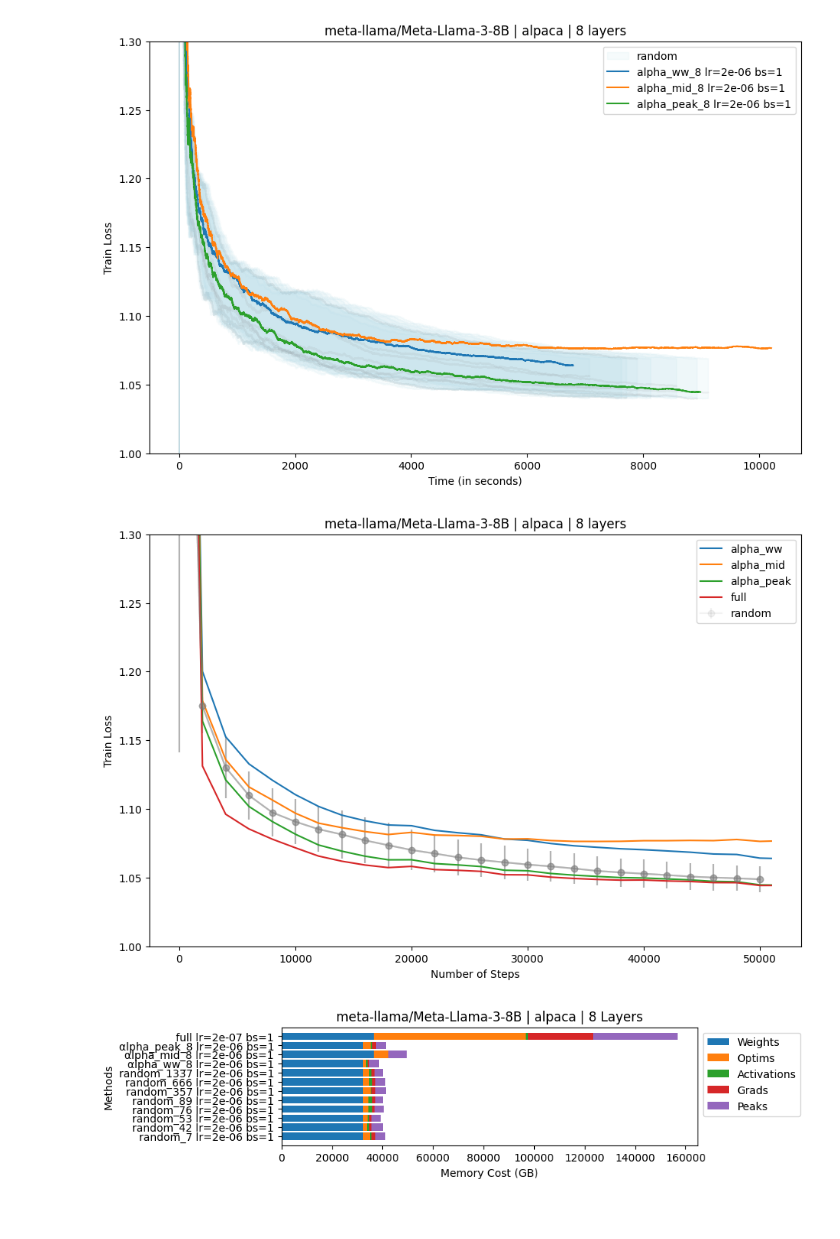
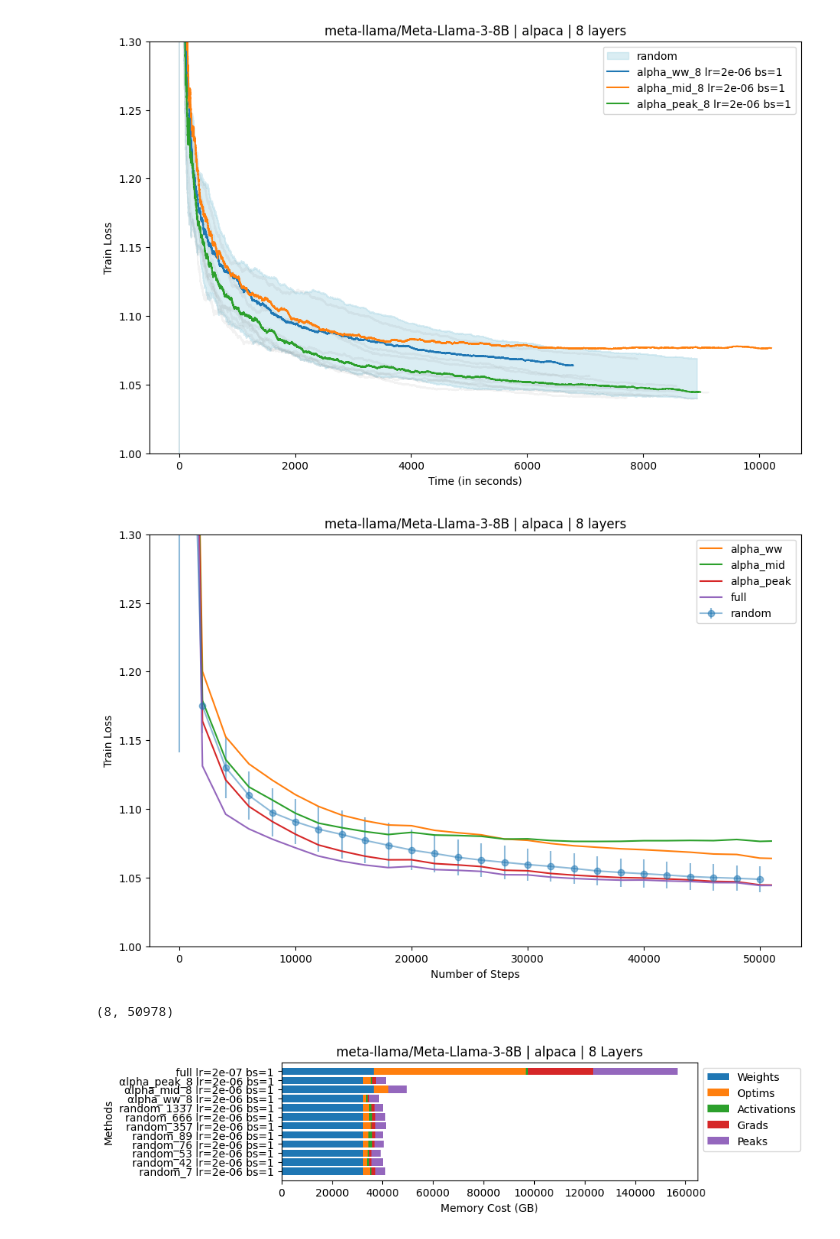
Before and after one commit to RpM-Kinshuk/SelectiveFT, a Jupyter notebook: Plots.ipynb, the cells around one changed output. Drawn from its saved outputs; the diff is of its cells as text; code cells hidden in the pictures.

```diff
--- a/Plots.ipynb
+++ b/Plots.ipynb
@@ -73,8 +73,9 @@ for key in dictionary.keys():
         global_max = np.maximum(global_max, train_loss)
 # %%
 random_alpha = 0.1
-band_alpha = 0.1
+band_alpha = 0.45
 random_label = 'random'
+flag = True
 plt.figure(figsize=(11, 7))
 for key in dictionary.keys():
     tag = key + f" lr={methods[key]['lr']} bs={methods[key]['bs']}"
@@ -83,21 +84,21 @@ for key in dictionary.keys():
         tag = key + f"_{methods[key]['layers']} lr={methods[key]['lr']} bs={methods[key]['bs']}"
     if 'random' in key:
         train_loss = dictionary[key]['train_loss'][0]
-        plt.plot(train_loss, alpha=random_alpha, color='gray', label=random_label)
-        plt.fill_between(range(len(train_loss)), global_min, global_max, alpha=band_alpha, color='lightblue', label='_nolegend_')
-        random_label = '_nolegend_'
+        plt.plot(train_loss, alpha=random_alpha, color='gray', label='_nolegend_')
+        if flag:
+            plt.fill_between(range(len(train_loss)), global_min, global_max, alpha=band_alpha, color='lightblue', label=random_label)
+            flag = False
     else:
         plt.plot(dictionary[key]['train_loss'][0], label=tag)
-
-    plt.xlabel("Number of Steps")
-    plt.ylabel("Train Loss")
+plt.xlabel("Number of Steps")
+plt.ylabel("Train Loss")
 plt.ylim(1, 1.3)
 # plt.xlim(0, 50)
 plt.legend()
 plt.title(f"{model} | {task} | {layers} layers")
 plt.show()
 
-random_label = 'random'
+flag = True
 plt.figure(figsize=(11, 7))
 for key in dictionary.keys():
     if 'full' in key:
@@ -108,8 +109,9 @@ for key in dictionary.keys():
     if 'random' in key:
         train_loss = dictionary[key]['train_loss'][0]
         plt.plot(dictionary[key]['time'][0], train_loss, alpha=random_alpha, color='gray', label='_nolegend_')
-        plt.fill_between(dictionary[key]['time'][0], global_min, global_max, alpha=band_alpha, color='lightblue', label=random_label)
-        random_label = '_nolegend_'
+        if flag:
+            plt.fill_between(dictionary[key]['time'][0], global_min, global_max, alpha=band_alpha, color='lightblue', label=random_label)
+            flag = False
     else:
         plt.plot(dictionary[key]['time'][0], dictionary[key]['train_loss'][0], label=tag)
     plt.xlabel("Time (in seconds)")
@@ -129,37 +131,45 @@ plt.show()
 sampling_interval = 2000  # Adjust as needed
 
 random_losses = [dictionary[key]['train_loss'][0] for key in dictionary.keys() if 'random' in key]
 random_mean = np.mean(random_losses, axis=0)
 random_std = np.std(random_losses, axis=0)
 random_label = 'random'
+flag = True
 # Plot the training loss with error bars representing mean plus/minus standard deviation for 'random'
 plt.figure(figsize=(11, 7))
 for key in dictionary.keys():
     tag = key + f" lr={methods[key]['lr']} bs={methods[key]['bs']}"
     tag = key
     if 'alora' in key or 'blora' in key:
         tag = key + f"_{methods[key]['layers']} lr={methods[key]['lr']} bs={methods[key]['bs']}"
     if 'random' in key:
-        train_loss = dictionary[key]['train_loss'][0]
-        plt.errorbar(range(0, len(train_loss), sampling_interval), random_mean[::sampling_interval], yerr=random_std[::sampling_interval], fmt='-o', alpha=random_alpha, color='gray', label=random_label)
-        random_label = '_nolegend_'
+        if flag:
+            train_loss = dictionary[key]['train_loss'][0]
+            plt.errorbar(range(0, len(train_loss), sampling_interval), random_mean[::sampling_interval], yerr=random_std[::sampling_interval], fmt='-o', alpha=0.5, label=random_label)
+            random_label = '_nolegend_'
+            flag = False
     else:
         train_loss = dictionary[key]['train_loss'][0]
         sampled_train_loss = train_loss[::sampling_interval]
         x_values = range(len(train_loss))[::sampling_interval]
         if len(train_loss) % sampling_interval != 0:
             sampled_train_loss = np.append(sampled_train_loss, train_loss[-1])  # Add the last value if the length is not divisible by the sampling interval
             x_values = np.append(x_values, len(train_loss) - 1)
         plt.plot(x_values, sampled_train_loss, label=tag)
 
 plt.xlabel("Number of Steps")
 plt.ylabel("Train Loss")
 plt.ylim(1, 1.3)
 plt.legend()
 plt.title(f"{model} | {task} | {layers} layers")
 plt.show()
 # %% [output]
-[figure, old version]
+[figure, new version]
+# %%
+#print random losses shape
+print(np.array(random_losses).shape)
+# %% [output]
+(8, 50978)
 # %%
 mem_dict = {
     'categories': [],
```
